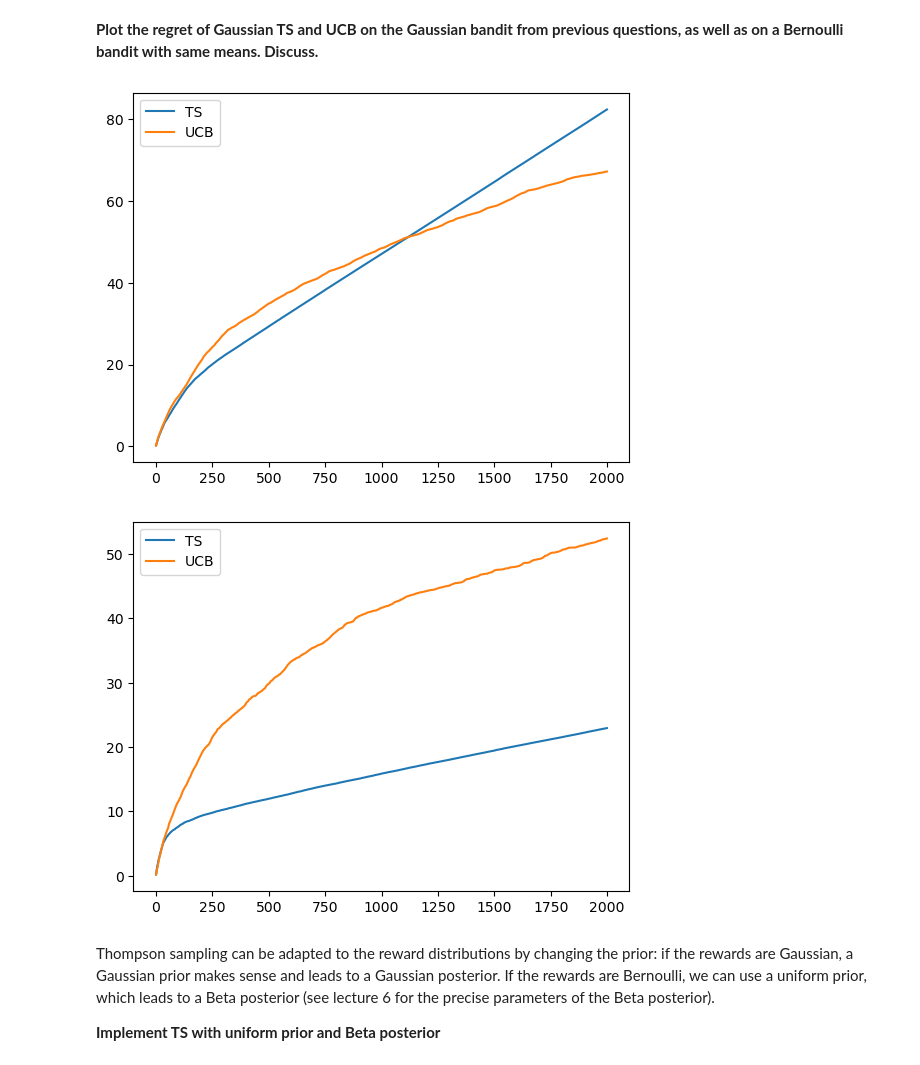
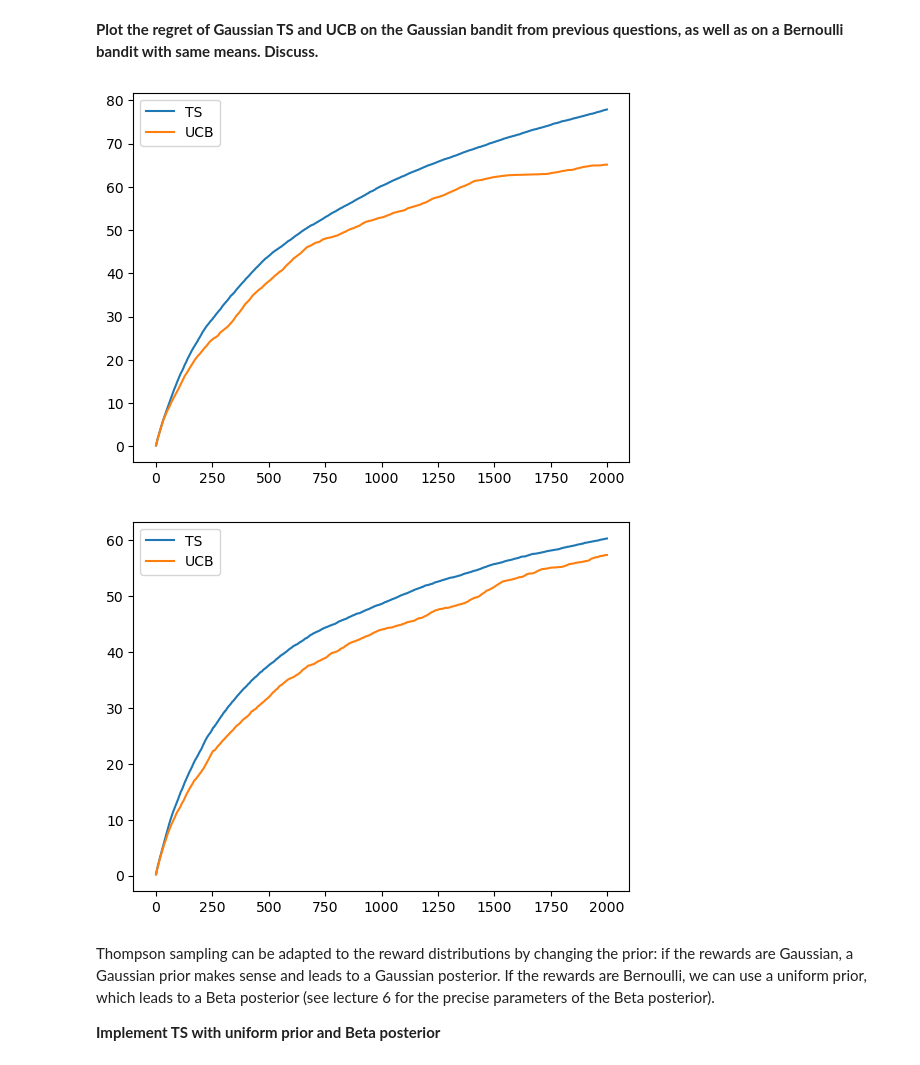
Before and after one commit to benech17/Reinforcement-Learning-SDIA, a Jupyter notebook: TP3/Bandit_merged.ipynb, the cells around one changed output. Saved outputs shown, nothing was run; the diff lists cells and outputs as text; code cells hidden in the pictures.

```diff
--- a/TP3/Bandit_merged.ipynb
+++ b/TP3/Bandit_merged.ipynb
@@ -133,25 +133,3 @@ def FTL(emp_means, nb_pulls, t):
 # %%
 T = 2000
 N = 30
-# %%
-#build a bandit with arms 0.3,0.5,0.25,0.1
-mu = np.array([0.3, 0.5, 0.25, 0.1])
-B = GaussianBandit(mu)
-K=len(mu)
-#run FTL on the bandit
-regrets = np.zeros((T,N))
-for n in range(N):
-    emp_means = np.zeros(K)
-    nb_pulls = np.zeros(K)
-    actions = np.zeros(T, dtype=int)
-    for t in range(T):
-        arm = FTL(emp_means, nb_pulls, t)
-        actions[t] = arm
-        rewards = B.sample(arm)
-        regrets[t,n] = regret(mu, actions[:t+1])[t]
-        nb_pulls[arm] += 1
-        emp_means[arm] = (emp_means[arm]*(nb_pulls[arm]-1) + rewards)/nb_pulls[arm]
-print(actions[:20])
-mean_regret = np.mean(regrets, axis=1)
-plt.plot(mean_regret)
-plt.show()
@@ -206,2 +183,11 @@ plt.show()
 # %% [markdown]
 **Look at several individual runs of FTL (in particular look at the sequence of actions). How can we explain the bad expected regret of FTL?**
+# %%
+for k in range(5):
+    average_regrets = run_FTL_experiment(GaussianBandit4, T, N)
+    plt.plot(range(T), average_regrets)
+    plt.xlabel("Time (t)")
+    plt.ylabel("Average Regret")
+    plt.legend(["Experiment {}".format(k)]  )
+    plt.title("Average Regret of FTL on a Gaussian Bandit (4 arms)")
+plt.show()
@@ -453,7 +448,7 @@ def TS(emp_means, nb_pulls, t):
         if nb_pulls[k]==0:
             pulls[k]=np.random.normal(0,1)
         else:
-            pulls[k]=np.random.normal(emp_means[k]*(nb_pulls[k])/(nb_pulls[k]+1),1/(nb_pulls[k]+1))
+            pulls[k]=np.random.normal(emp_means[k]*(nb_pulls[k])/(nb_pulls[k]+1),1/np.sqrt((nb_pulls[k]+1)))
     return np.argmax(pulls)
 # %% [markdown]
 **Plot the regret of Gaussian TS and UCB on the Gaussian bandit from previous questions, as well as on a Bernoulli bandit with same means. Discuss.**
@@ -470,35 +465,35 @@ for n in range(N):
     nb_pulls = np.zeros(K)
     actions = np.zeros(T, dtype=int)
     for t in range(T):
         arm = TS(emp_means, nb_pulls, t)
         actions[t] = arm
         rewards = B.sample(arm)
         regrets[t,n] = regret(mu, actions[:t+1])[t]
         nb_pulls[arm] += 1
         emp_means[arm] = (emp_means[arm]*(nb_pulls[arm]-1) + rewards)/nb_pulls[arm]
 mean_regret = np.mean(regrets, axis=1)
 plt.plot(mean_regret)
 
 regrets = np.zeros((T,N))
 for n in range(N):
     emp_means = np.zeros(K)
     nb_pulls = np.zeros(K)
     actions = np.zeros(T, dtype=int)
     for t in range(T):
-        arm = UCB(emp_means, nb_pulls, t,1)
+        arm = UCB_c(emp_means, nb_pulls, t,1)
         actions[t] = arm
         rewards = B.sample(arm)
         regrets[t,n] = regret(mu, actions[:t+1])[t]
         nb_pulls[arm] += 1
         emp_means[arm] = (emp_means[arm]*(nb_pulls[arm]-1) + rewards)/nb_pulls[arm]
 mean_regret = np.mean(regrets, axis=1)
 plt.plot(mean_regret)
 
 plt.legend(["TS","UCB"])
 
 plt.show()
 # %% [output]
-[figure, old version]
+[figure, new version]
 # %%
 T=2000
 N=30
@@ -527,7 +522,7 @@ for n in range(N):
     nb_pulls = np.zeros(K)
     actions = np.zeros(T, dtype=int)
     for t in range(T):
-        arm = UCB(emp_means, nb_pulls, t,1)
+        arm = UCB_c(emp_means, nb_pulls, t,1)
         actions[t] = arm
         rewards = B.sample(arm)
         regrets[t,n] = regret(mu, actions[:t+1])[t]
@@ -540,7 +535,7 @@ plt.legend(["TS","UCB"])
 
 plt.show()
 # %% [output]
-[figure, old version]
+[figure, new version]
 # %% [markdown]
 Thompson sampling can be adapted to the reward distributions by changing the prior: if the rewards are Gaussian, a Gaussian prior makes sense and leads to a Gaussian posterior. If the rewards are Bernoulli, we can use a uniform prior, which leads to a Beta posterior (see lecture 6 for the precise parameters of the Beta posterior).
 
```
Also changed, not shown: parts of 13 cells of this notebook.
